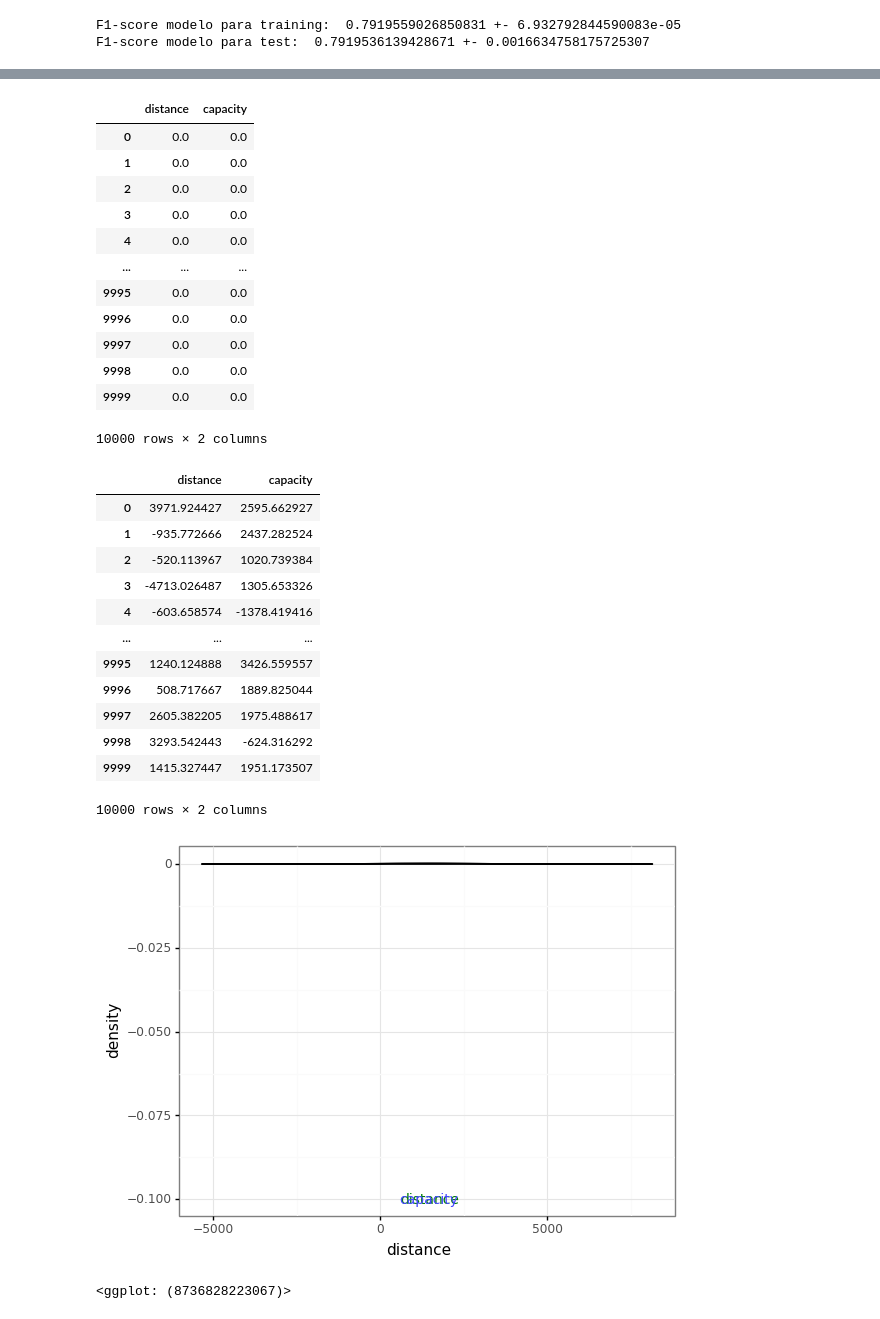
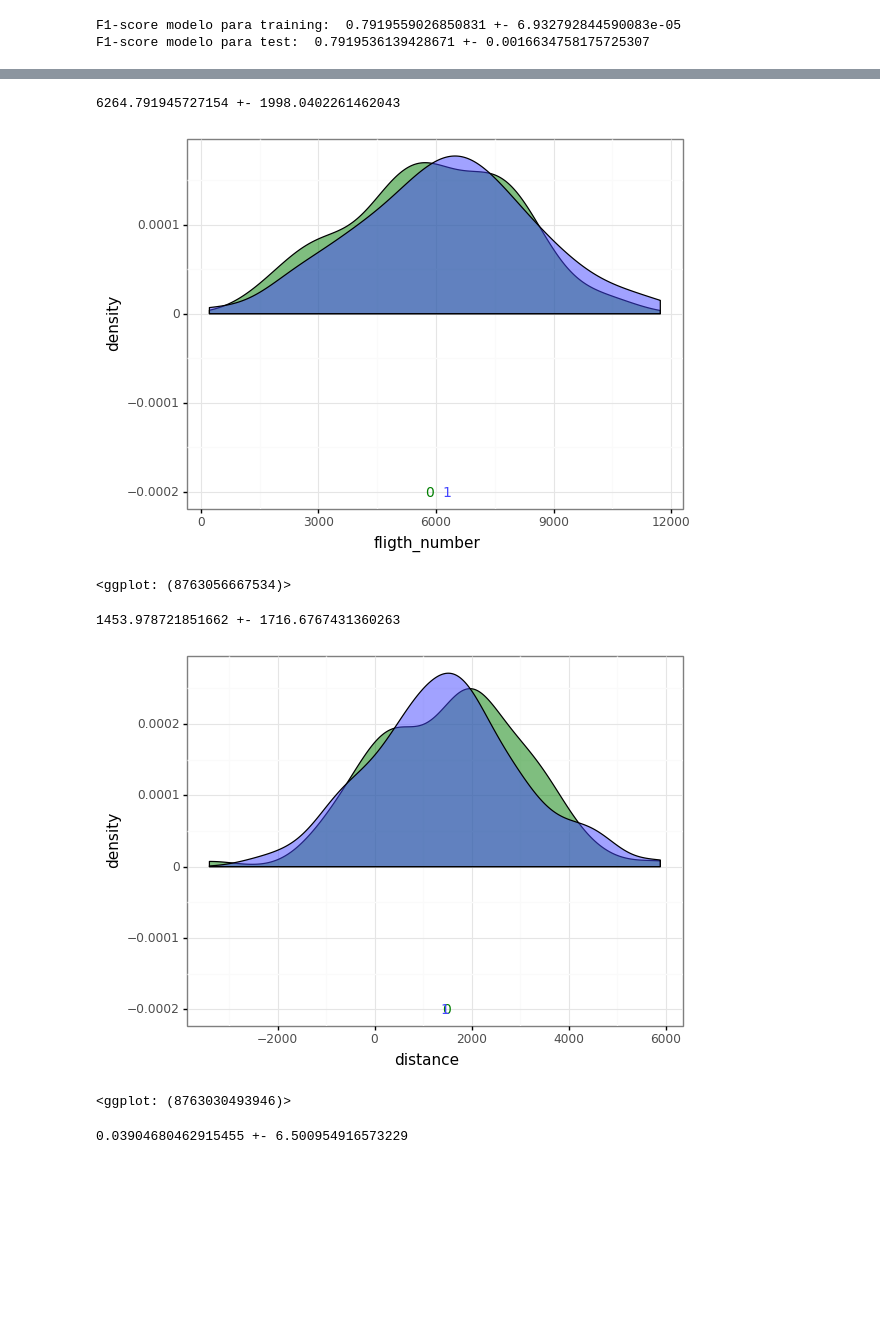
Before and after one commit to EBNoir/TICS411, a Jupyter notebook: Proyecto2/NaiveBayes.ipynb, the cells around one changed output, grey strips where cells are left out. Saved outputs shown, nothing was run; the diff lists cells and outputs as text; code cells hidden in the pictures; blank space fills up the shorter version.

```diff
--- a/Proyecto2/NaiveBayes.ipynb
+++ b/Proyecto2/NaiveBayes.ipynb
@@ -93,0 +68,4 @@ memory usage: 141.9 MB
+# %%
+display(df)
+for i in df.columns:
+    display(df.hist(column = i, bins = 5, grid = False))
@@ -225,47 +255,23 @@ Distribución a prior (P(C)):
 # %%
 #Visualización de las distribuciones
-tempDF=pd.DataFrame(np.zeros((10000,2)),columns=['distance','capacity'])
-varSeleccionada=1
-display(tempDF)
-for i in range(2):
-    tempDF.iloc[:,i] = np.random.normal(NB.theta_[i][varSeleccionada], np.sqrt(NB.sigma_[i][varSeleccionada]), 10000)
-display(tempDF)
-
-(ggplot(tempDF)+theme_bw()+
- geom_density(aes(x='distance'),fill="#007F00",alpha=0.5)+
- geom_density(aes(x='capacity'),fill="#4446FF",alpha=0.5)+
- #geom_density(aes(x='bookings'),fill="#C41A16",alpha=0.5)+
- annotate("text",x=tempDF.distance.mean(),y=-0.1,label="distance",color="#007F00",size=10)+
- annotate("text",x=tempDF.capacity.mean(),y=-0.1,label="capacity",color="#4446FF",size=10)+
- #annotate("text",x=tempDF.bookings.mean(),y=-0.1,label="bookings",color="#C41A16",size=10)+
- labs(y="density",x=df.columns[varSeleccionada])
-)
+tempDF=pd.DataFrame(np.zeros((100,2)),columns=["0","1"])
+for variable in range(18):
+    varSeleccionada=variable
+    for i in range(2):
+        tempDF.iloc[:,i] = np.random.normal(NB.theta_[i][varSeleccionada], np.sqrt(NB.sigma_[i][varSeleccionada]), 100)
+    print(NB.theta_[1][varSeleccionada], "+-" ,np.sqrt(NB.sigma_[1][varSeleccionada]))
+    display(ggplot(tempDF)+theme_bw()+
+     geom_density(aes(x="0"),fill="#007F00",alpha=0.5)+
+     geom_density(aes(x="1"),fill="#4446FF",alpha=0.5)+
+     annotate("text",x=NB.theta_[0][varSeleccionada],y=-0.0002,label=0,color="#007F00",size=10)+
+     annotate("text",x=NB.theta_[1][varSeleccionada],y=-0.0002,label=1,color="#4446FF",size=10)+
+     labs(y="density",x=df.columns[varSeleccionada])
+    )
 # %% [output]
-|  | distance | capacity |
-| 0 | 0.0 | 0.0 |
-| 1 | 0.0 | 0.0 |
-| 2 | 0.0 | 0.0 |
-| 3 | 0.0 | 0.0 |
-| 4 | 0.0 | 0.0 |
-| ... | ... | ... |
-| 9995 | 0.0 | 0.0 |
-| 9996 | 0.0 | 0.0 |
-| 9997 | 0.0 | 0.0 |
-| 9998 | 0.0 | 0.0 |
-| 9999 | 0.0 | 0.0 |
-10000 rows × 2 columns
+6264.791945727154 +- 1998.0402261462043
-|  | distance | capacity |
-| 0 | 3971.924427 | 2595.662927 |
-| 1 | -935.772666 | 2437.282524 |
-| 2 | -520.113967 | 1020.739384 |
-| 3 | -4713.026487 | 1305.653326 |
-| 4 | -603.658574 | -1378.419416 |
-| ... | ... | ... |
-| 9995 | 1240.124888 | 3426.559557 |
-| 9996 | 508.717667 | 1889.825044 |
-| 9997 | 2605.382205 | 1975.488617 |
-| 9998 | 3293.542443 | -624.316292 |
-| 9999 | 1415.327447 | 1951.173507 |
+[figure, new version]
-10000 rows × 2 columns
+<ggplot: (8763056667534)>
-[figure, old version]
-<ggplot: (8736828223067)>
+1453.978721851662 +- 1716.6767431360263
+[figure, added]
+<ggplot: (8763030493946)>
+0.03904680462915455 +- 6.500954916573229
```
Also changed, not shown: parts of 11 cells of this notebook.
